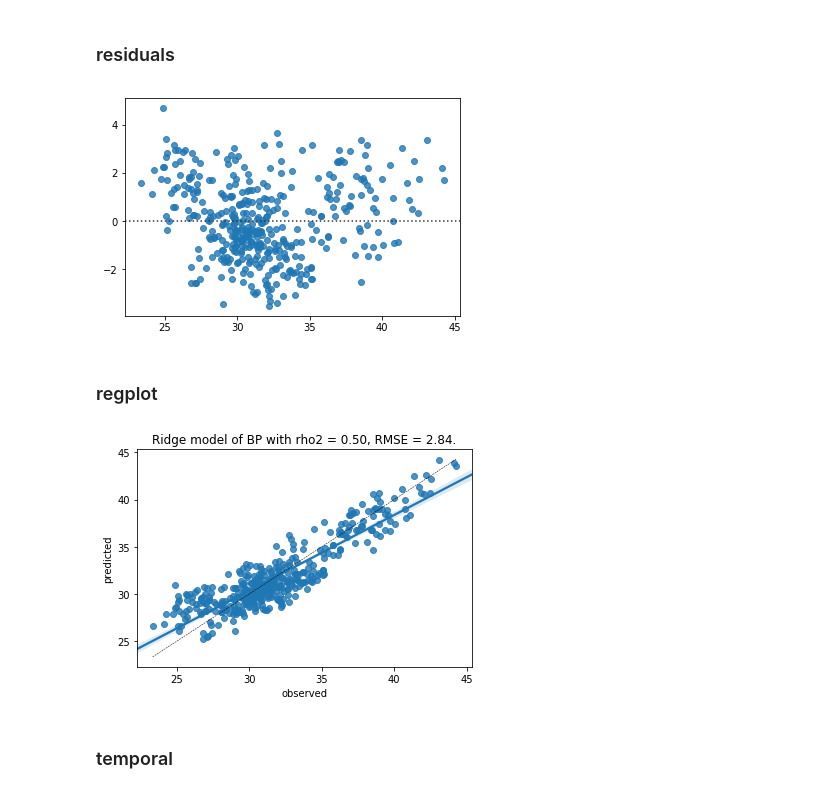
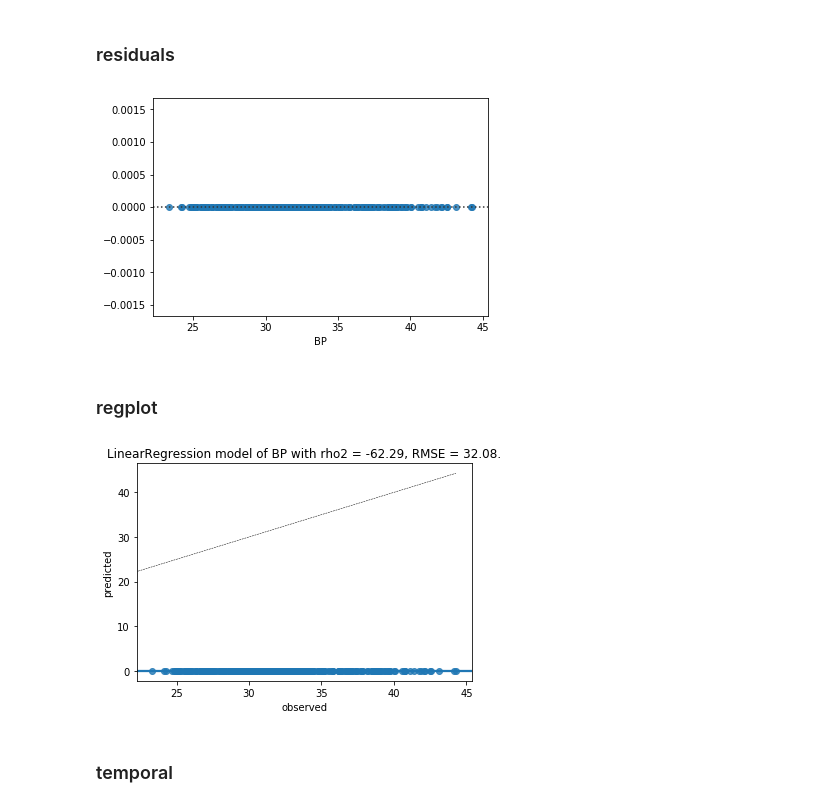
Before and after one commit to RafalKucharskiPK/DataScience_for_TransportationResearch, a Jupyter notebook: grid.ipynb, the cells around one changed output. Saved outputs shown, nothing was run; the diff lists cells and outputs as text; code cells hidden in the pictures.

```diff
--- a/grid.ipynb
+++ b/grid.ipynb
@@ -54,7 +71,8 @@ parameters = {'solver': ['auto', 'svd', 'cholesky', 'lsqr', 'sparse_cg', 'sag',
 # %% [markdown]
 ### fit
 # %%
-grid = GridSearchCV(model, parameters, cv=None)
+from sklearn.metrics import r2_score
+grid = GridSearchCV(model, parameters, cv=None, scoring = r2_moje)
 grid.fit(X, y)
 # %% [output]
 GridSearchCV(cv=None, error_score='raise',
@@ -91,0 +98,11 @@ res[sel].sort_values('rank_test_score').head(10)
+# %%
+r2 = list()
+_dict = dict()
+for par in grid.cv_results_['params']:
+    _m = model_f(**par)
+    _m.fit(X,y)
+    _dict['forecasted_y'] = list(np.insert(_m.predict(X[-NPERIODS:]), 0, [y[-(NPERIODS+1)]], axis=0))
+    _dict = metrics(y, _m.predict(X), _dict)
+    r2.append(round(_dict['r2'],2))
+res['r2']=r2
+res[sel].sort_values('rank_test_score', ascending = True).head(10)
@@ -101,8 +126 @@ plt.show()
-# %%
-r2 = list()
-for par in grid.cv_results_['params']:
-    _m = model_f(**par)
-    _m.fit(X,y)
-    _fit_report = metrics(y, _m.predict(X), _fit_report)
-    r2.append(round(_fit_report['r2'],2))
 # %%
@@ -127,5 +145,4 @@ Ridge(alpha=1.0, copy_X=True, fit_intercept=True, max_iter=None,
 # %%
-NPERIODS = 3
 _fit_report = dict()
 _fit_report['model'] = str(model).split("(")[0]
 _fit_report['label'] = 'BP'
@@ -133,6 +150,7 @@ _fit_report['forecasted_y'] = list(np.insert(best.predict(X[-NPERIODS:]), 0, [y[
 _fit_report = metrics(y, best.predict(X), _fit_report)
 _fit_report['actual_y'] = list(y[-(NPERIODS+1):])
 fit_metrics = _fit_report
+y_pred = np.array(fit_metrics['y_pred'])
 # %% [markdown]
 ### prob plot
 # %%
@@ -143,29 +161,29 @@ plt.show()
 # %% [markdown]
 ### residuals
 # %%
-sns.residplot(y_true, y_pred)
+sns.residplot(y, y_pred)
 plt.show()
 # %% [output]
-[figure, old version]
+[figure, new version]
 # %% [markdown]
 ### regplot
 # %%
 ax = plt.subplot(111)
-sns.regplot(y_true, y_pred)
+sns.regplot(y, y_pred)
 fig = ax.get_figure()
 
-lims = [min(min(y_true), min(y_pred)),  # min of both axes
-    max(max(y_true), max(y_pred))]  # max of both axes
+lims = [min(min(y), min(y_pred)),  # min of both axes
+    max(max(y), max(y_pred))]  # max of both axes
 
 plt.xlabel('observed')
 plt.ylabel('predicted')
 plt.plot(lims,lims, "--", color = 'black', linewidth = 0.5)
 
 plt.title(fit_metrics['model']+" model of {} with rho2 = {:.2f}, RMSE = {:.2f}.".format(
     fit_metrics['label'][:20], fit_metrics['r2'],fit_metrics['rmse']))
 plt.show()
 # %% [output]
-[figure, old version]
+[figure, new version]
 # %% [markdown]
 ### temporal
 # %%
```
Also changed, not shown: parts of 18 cells of this notebook, 1 other file.
